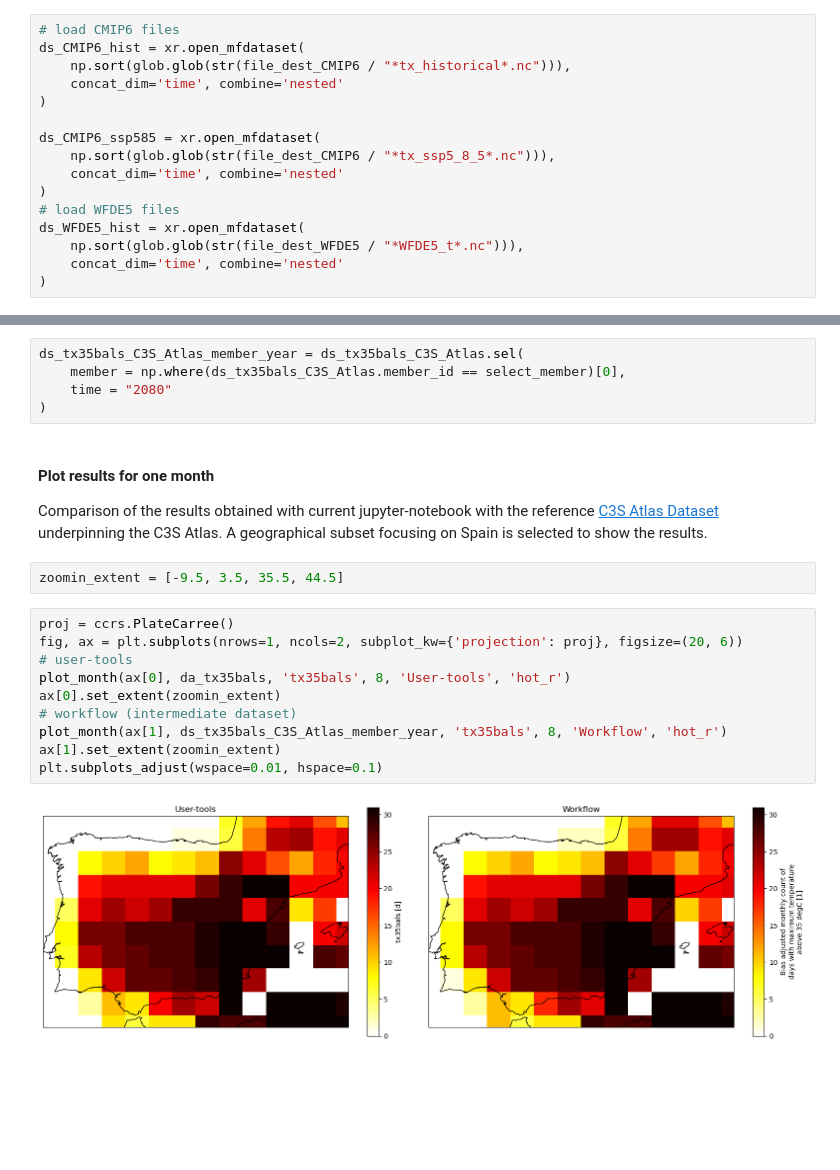
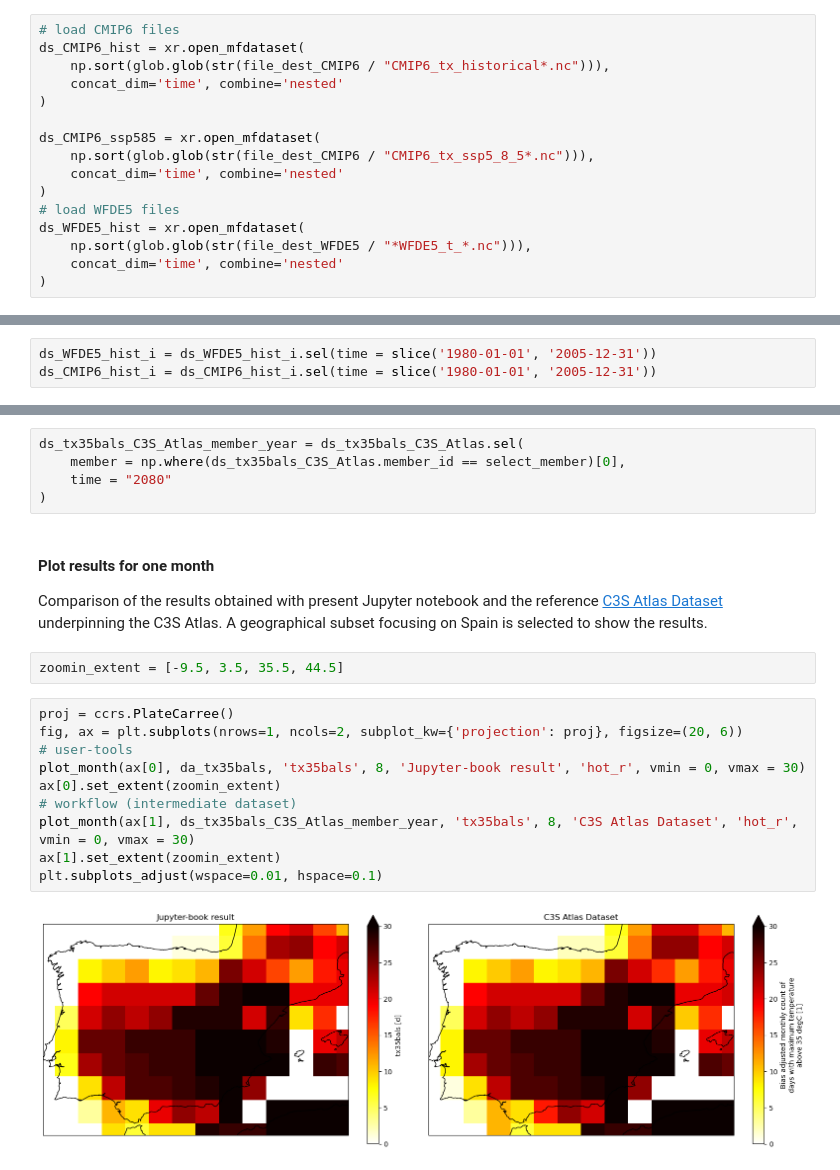
Before and after one commit to sylvainmarchi/c3s-atlas, a Jupyter notebook: book/notebooks/tx35bals.ipynb, the cells around one changed output, grey strips where cells are left out. Saved outputs shown, nothing was run; the diff lists cells and outputs as text; blank space fills up the shorter version.

```diff
--- a/book/notebooks/tx35bals.ipynb
+++ b/book/notebooks/tx35bals.ipynb
@@ -146,16 +151,16 @@ for year in CMIP6_years['historical']:
 # %%
 # load CMIP6 files
 ds_CMIP6_hist = xr.open_mfdataset(
-    np.sort(glob.glob(str(file_dest_CMIP6 / "*tx_historical*.nc"))),
+    np.sort(glob.glob(str(file_dest_CMIP6 / "CMIP6_tx_historical*.nc"))),
     concat_dim='time', combine='nested'
 )
 
 ds_CMIP6_ssp585 = xr.open_mfdataset(
-    np.sort(glob.glob(str(file_dest_CMIP6 / "*tx_ssp5_8_5*.nc"))),
+    np.sort(glob.glob(str(file_dest_CMIP6 / "CMIP6_tx_ssp5_8_5*.nc"))),
     concat_dim='time', combine='nested'
 )
 # load WFDE5 files
 ds_WFDE5_hist = xr.open_mfdataset(
-    np.sort(glob.glob(str(file_dest_WFDE5 / "*WFDE5_t*.nc"))),
+    np.sort(glob.glob(str(file_dest_WFDE5 / "*WFDE5_t_*.nc"))),
     concat_dim='time', combine='nested'
 )
@@ -291,0 +294,3 @@ ba_data = debiaser_obj.apply(
+# %%
+ds_WFDE5_hist_i = ds_WFDE5_hist_i.sel(time = slice('1980-01-01', '2005-12-31'))
+ds_CMIP6_hist_i = ds_CMIP6_hist_i.sel(time = slice('1980-01-01', '2005-12-31'))
@@ -351,18 +362,18 @@ ds_tx35bals_C3S_Atlas_member_year = ds_tx35bals_C3S_Atlas.sel(
 )
 # %% [markdown]
 #### Plot results for one month
-Comparison of the results obtained with current jupyter-notebook with the reference [C3S Atlas Dataset](https://cds.climate.copernicus.eu/datasets/multi-origin-c3s-atlas?tab=overview) underpinning the C3S Atlas. A geographical subset focusing on Spain is selected to show the results.
+Comparison of the results obtained with present Jupyter notebook and the reference [C3S Atlas Dataset](https://cds.climate.copernicus.eu/datasets/multi-origin-c3s-atlas?tab=overview) underpinning the C3S Atlas. A geographical subset focusing on Spain is selected to show the results.
 # %%
 zoomin_extent = [-9.5, 3.5, 35.5, 44.5]
 # %%
 proj = ccrs.PlateCarree()
 fig, ax = plt.subplots(nrows=1, ncols=2, subplot_kw={'projection': proj}, figsize=(20, 6))
 # user-tools
-plot_month(ax[0], da_tx35bals, 'tx35bals', 8, 'User-tools', 'hot_r')
+plot_month(ax[0], da_tx35bals, 'tx35bals', 8, 'Jupyter-book result', 'hot_r', vmin = 0, vmax = 30)
 ax[0].set_extent(zoomin_extent)
 # workflow (intermediate dataset)
-plot_month(ax[1], ds_tx35bals_C3S_Atlas_member_year, 'tx35bals', 8, 'Workflow', 'hot_r')
+plot_month(ax[1], ds_tx35bals_C3S_Atlas_member_year, 'tx35bals', 8, 'C3S Atlas Dataset', 'hot_r', vmin = 0, vmax = 30)
 ax[1].set_extent(zoomin_extent)
 plt.subplots_adjust(wspace=0.01, hspace=0.1)
 # %% [output]
-[figure, old version]
+[figure, new version]
```
Also changed, not shown: parts of 20 cells of this notebook, 10 other files.
